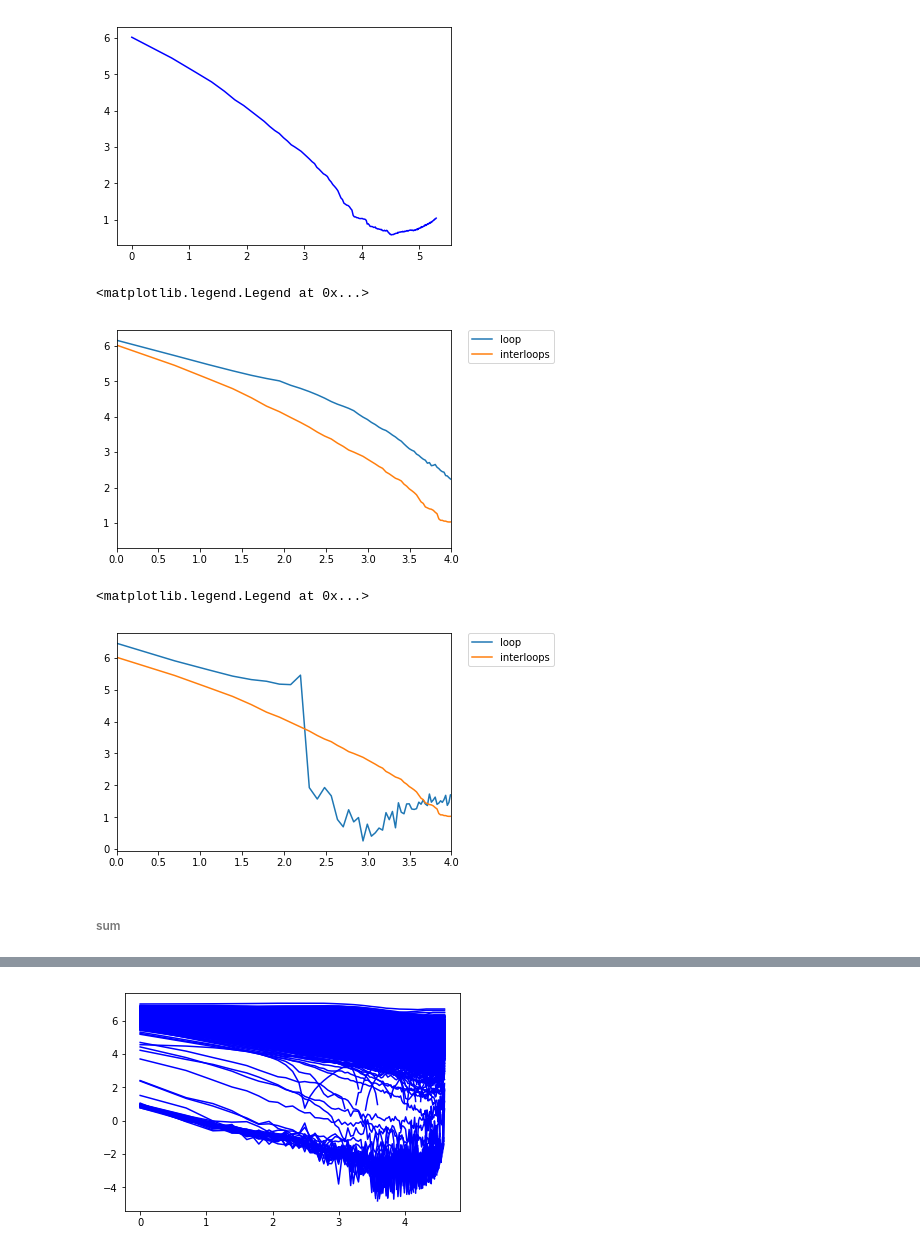
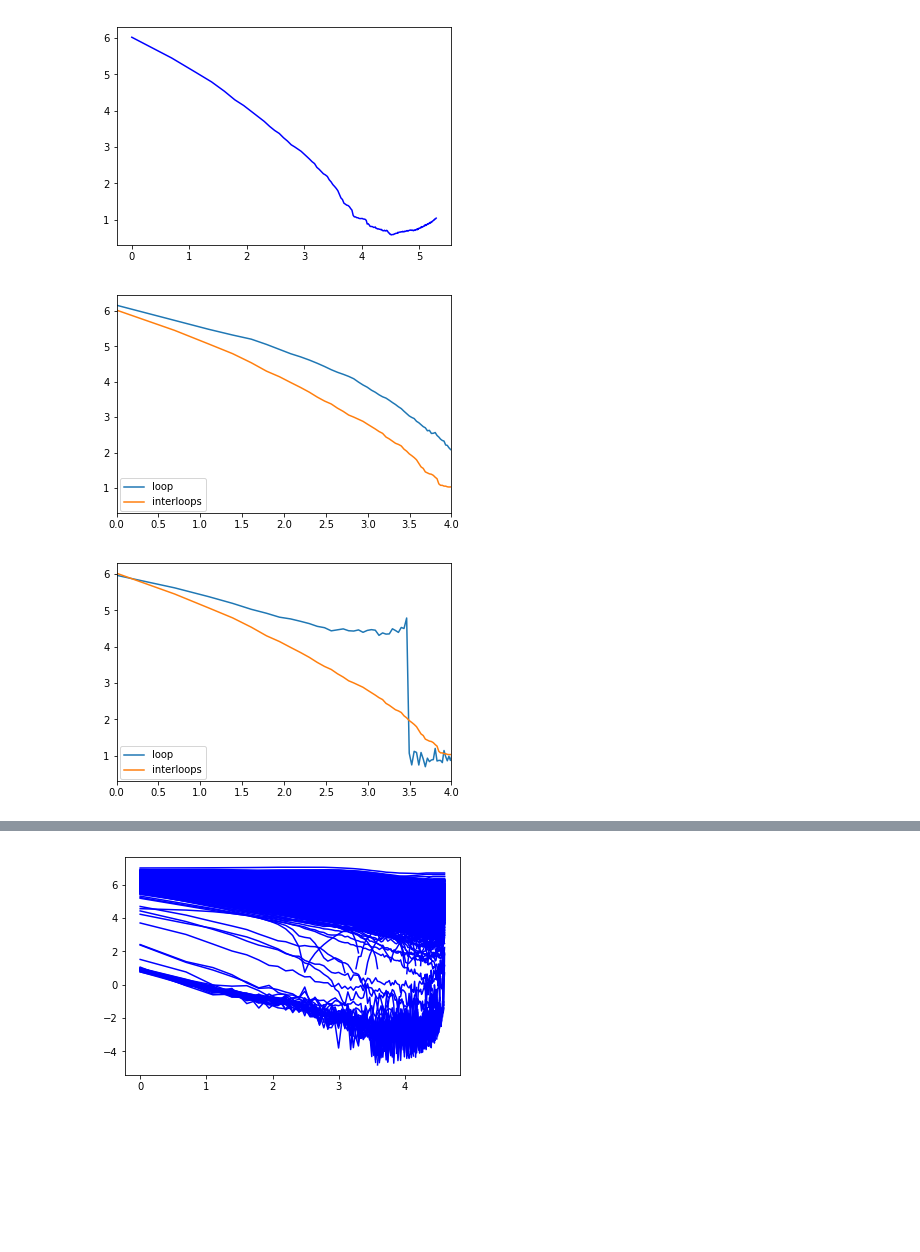
Before and after one commit to GoodBoy962/Dictyostelium-loops, a Jupyter notebook: rao/Loops scaling (Rao).ipynb, the cells around one changed output, grey strips where cells are left out. Cells and saved outputs as stored; diff of their text form; code cells hidden in the pictures; blank space fills up the shorter version.

```diff
--- a/rao/Loops scaling (Rao).ipynb
+++ b/rao/Loops scaling (Rao).ipynb
@@ -186,11 +217,13 @@ loops_utils.plot_scaling_values(scaling_values)
 # %% [markdown]
 ## Plus area after
+# %%
+area_size = 200
 # %%
 def calc_scaling_interloops_plus_add_mean(x1,x2,y1,y2):
     a = arr[x1:y1, x2:y2]
     scaling = loops_utils.calc_scaling_mean(a)
 
-    add = 200 - (y1 - x1)
+    add = area_size - (y1 - x1)
 
     if x1-add > 0 and y1 + add < arr.shape[0]:
         after_a = np.transpose(arr[y1:y1+add, x1-add:x1])
@@ -206,7 +239,7 @@ begin2 = 0
 for idx, row in loops.iterrows():
     x1, x2, y1, y2 = row[['x1', 'x2', 'y1', 'y2']]
 
-    if begin1 < x1 and begin2 < x2 and x1 - begin1 < 200:
+    if begin1 < x1 and begin2 < x2 and x1 - begin1 < area_size:
         print(x1-begin1)
 
     begin1 = y1
@@ -238,8 +273,8 @@ begin2 = 0
 for idx, row in loops.iterrows():
     x1, x2, y1, y2 = row[['x1', 'x2', 'y1', 'y2']]
 
-    if begin1 < x1 and begin2 < x2 and x1 - begin1 < 200:
-        scaling = calc_scaling_interloops_plus_add_mean(begin1,begin2,x1,x2)
+    if begin1 < x1 and begin2 < x2 and x1 - begin1 < area_size:
+        scaling = calc_scaling_interloops_plus_add_mean(begin1, begin2, x1, x2)
         if scaling is not None:
             scaling_values.append(scaling)
 
@@ -258,18 +295,16 @@ loops_utils.plot_scaling_values([interloops_scaling_area_mean])
 # %%
 plt.plot(np.log(range(loop_scaling_area_mean.shape[0])), np.log(loop_scaling_area_mean), label='loop');
 plt.plot(np.log(range(interloops_scaling_area_mean.shape[0])), np.log(interloops_scaling_area_mean), label='interloops');
 plt.xlim(0, 4)
-plt.legend(bbox_to_anchor=(1.05, 1), loc=2, borderaxespad=0.)
+plt.legend(bbox_to_anchor=(0.01, 0.16), loc=2, borderaxespad=0.)
+plt.savefig('pictures/rao_avg_scaling.png')
 # %% [output]
-<matplotlib.legend.Legend at 0x...>
-[figure, old version]
+[figure, new version]
 # %%
-plt.plot(np.log(range(loop_scaling_area_mean.shape[0])), np.log(calc_scaling_loop_plus_add_mean(loops.iloc[20])), label='loop');
+plt.plot(np.log(range(loop_scaling_area_mean.shape[0])), np.log(calc_scaling_loop_plus_add_mean(loops_d.iloc[1])), label='loop');
 plt.plot(np.log(range(interloops_scaling_area_mean.shape[0])), np.log(interloops_scaling_area_mean), label='interloops');
 plt.xlim(0, 4)
-plt.legend(bbox_to_anchor=(1.05, 1), loc=2, borderaxespad=0.)
+plt.legend(bbox_to_anchor=(0.01, 0.16), loc=2, borderaxespad=0.)
+plt.savefig('pictures/rao_avg_vs_one_scaling.png')
 # %% [output]
-<matplotlib.legend.Legend at 0x...>
-[figure, old version]
+[figure, new version]
-# %% [markdown]
-###### sum
```
Also changed, not shown: parts of 17 cells of this notebook, 10 other files.
